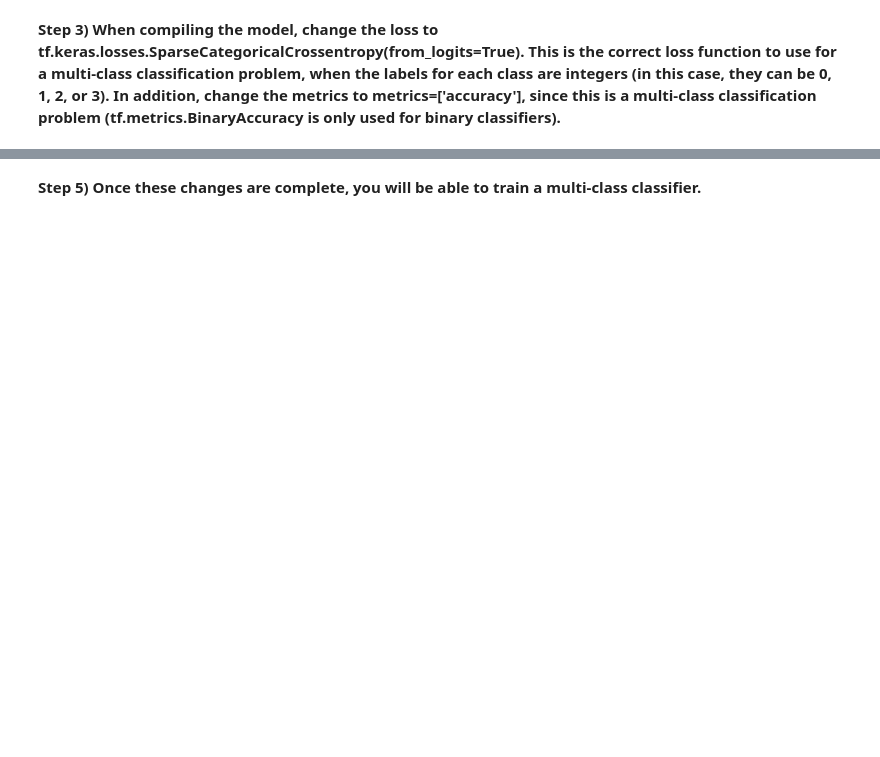
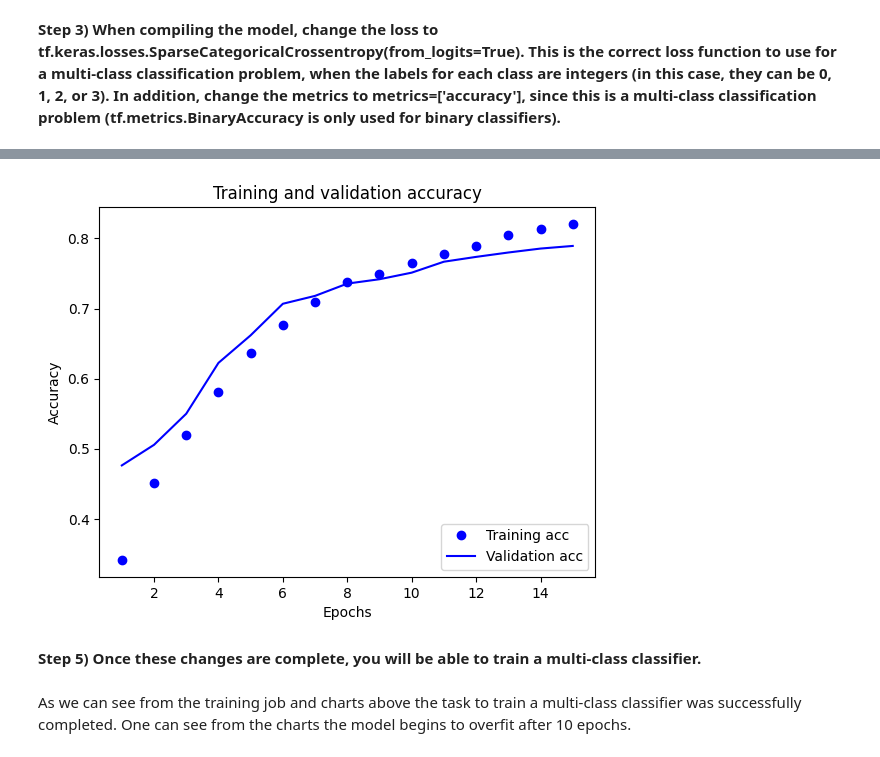
Before and after one commit to dscer/DS6050_Codeathon_2, a Jupyter notebook: ybt7qf_codeathon_2.ipynb, the cells around one changed output, grey strips where cells are left out. Drawn from its saved outputs; the diff is of its cells as text; code cells hidden in the pictures; blank space fills up the shorter version.

```diff
--- a/ybt7qf_codeathon_2.ipynb
+++ b/ybt7qf_codeathon_2.ipynb
@@ -628,2 +789,15 @@ Step 4) When plotting accuracy over time, change binary_accuracy and val_binary_
+# %%
+plt.plot(epochs, acc, 'bo', label='Training acc')
+plt.plot(epochs, val_acc, 'b', label='Validation acc')
+plt.title('Training and validation accuracy')
+plt.xlabel('Epochs')
+plt.ylabel('Accuracy')
+plt.legend(loc='lower right')
+
+plt.show()
+# %% [output]
+[figure, added]
 # %% [markdown]
 **Step 5) Once these changes are complete, you will be able to train a multi-class classifier.**
+# %% [markdown]
+As we can see from the training job and charts above the task to train a multi-class classifier was successfully completed. One can see from the charts the model begins to overfit after 10 epochs.
```
Also changed, not shown: parts of 16 cells of this notebook.
